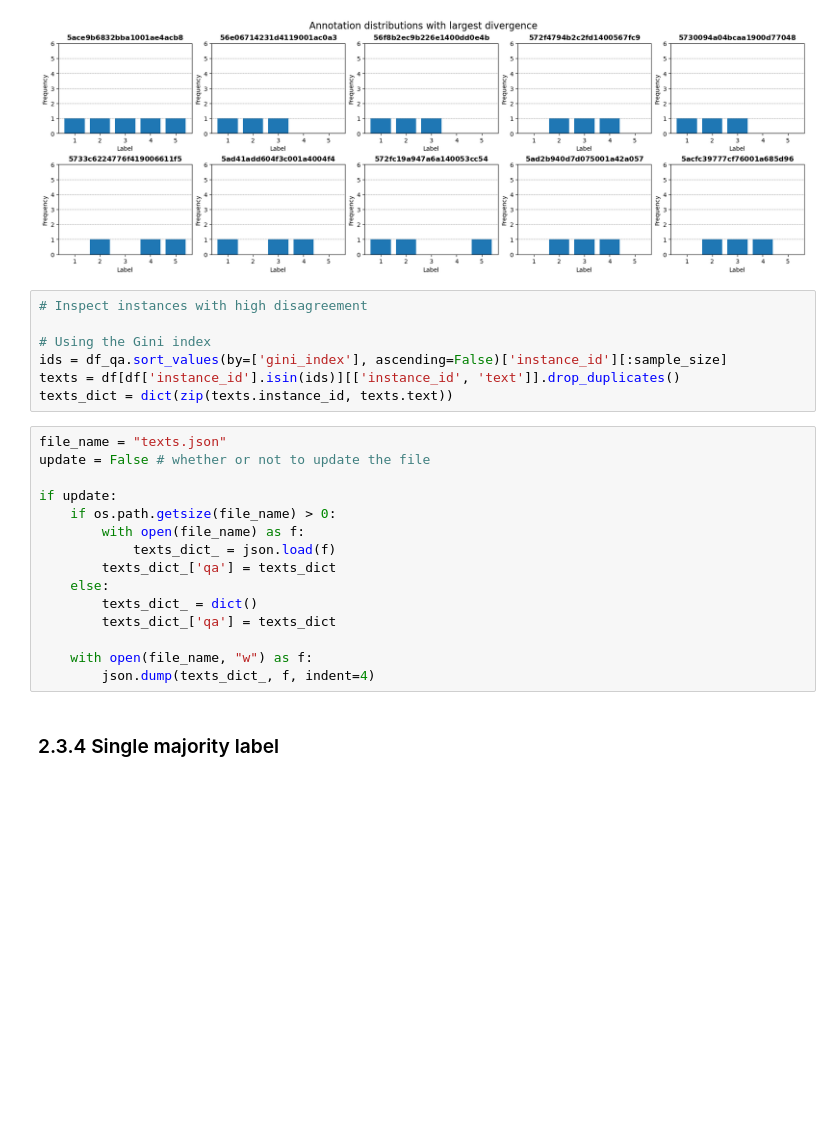
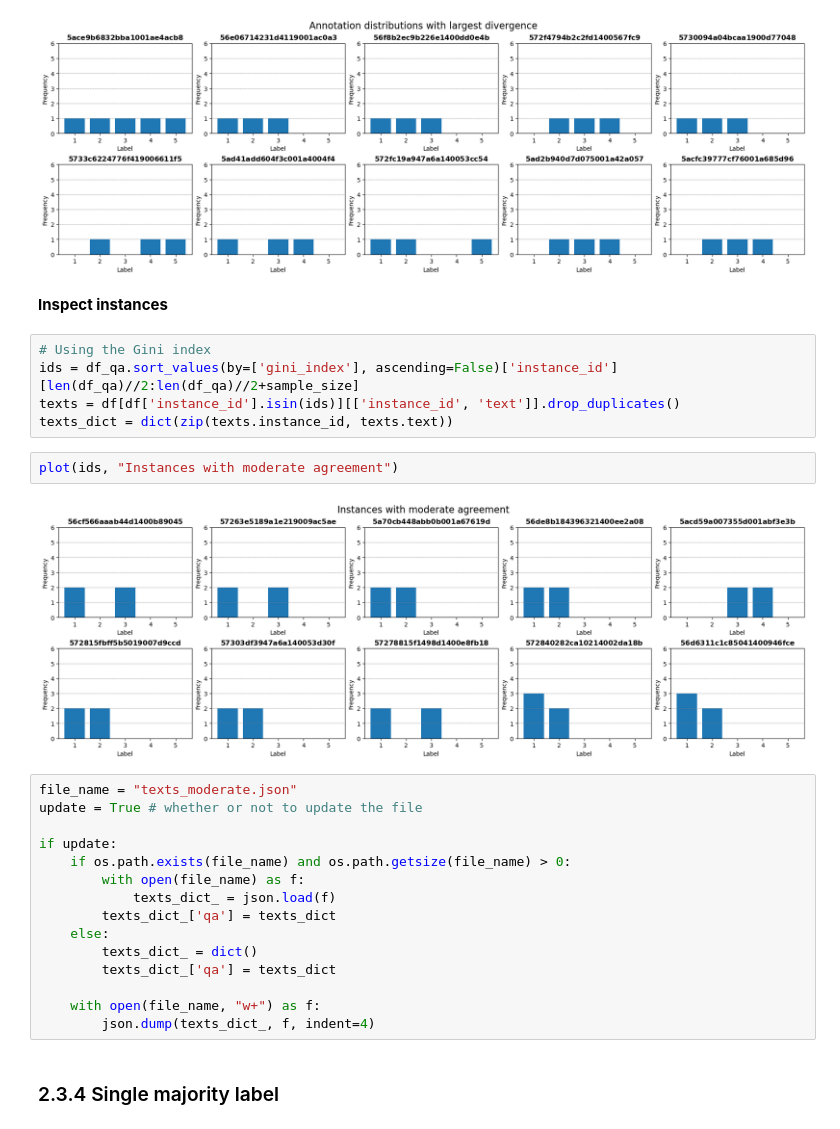
Before and after one commit to mnpluh/nagengast25-ma-thesis, a Jupyter notebook: src/data_analysis/popquorn/popquorn_QA_analysis.ipynb, the cells around one changed output. Saved outputs shown, nothing was run; the diff lists cells and outputs as text; blank space fills up the shorter version.

Commit message:
Extract instances with 'moderate' agreement for expl. gen.

```diff
--- a/src/data_analysis/popquorn/popquorn_QA_analysis.ipynb
+++ b/src/data_analysis/popquorn/popquorn_QA_analysis.ipynb
@@ -318,19 +318,23 @@ df_qa = df_qa.sort_values(by=['divergence'], ascending=False)
 plot(df_qa['instance_id'][:sample_size], "Annotation distributions with largest divergence")
 # %% [output]
 [figure]
+# %% [markdown]
+**Inspect instances**
 # %%
-# Inspect instances with high disagreement
-
 # Using the Gini index
-ids = df_qa.sort_values(by=['gini_index'], ascending=False)['instance_id'][:sample_size]
+ids = df_qa.sort_values(by=['gini_index'], ascending=False)['instance_id'][len(df_qa)//2:len(df_qa)//2+sample_size]
 texts = df[df['instance_id'].isin(ids)][['instance_id', 'text']].drop_duplicates()
 texts_dict = dict(zip(texts.instance_id, texts.text))
+# %%
+plot(ids, "Instances with moderate agreement")
+# %% [output]
+[figure, added]
 # %%
-file_name = "texts.json"
-update = False # whether or not to update the file
+file_name = "texts_moderate.json"
+update = True # whether or not to update the file
 
 if update:
-    if os.path.getsize(file_name) > 0:
+    if os.path.exists(file_name) and os.path.getsize(file_name) > 0:
         with open(file_name) as f:
             texts_dict_ = json.load(f)
         texts_dict_['qa'] = texts_dict
@@ -338,7 +342,7 @@ if update:
         texts_dict_ = dict()
         texts_dict_['qa'] = texts_dict
 
-    with open(file_name, "w") as f:
+    with open(file_name, "w+") as f:
         json.dump(texts_dict_, f, indent=4)
 # %% [markdown]
 ### 2.3.4 Single majority label
```
Also changed, not shown: 3 other files.
